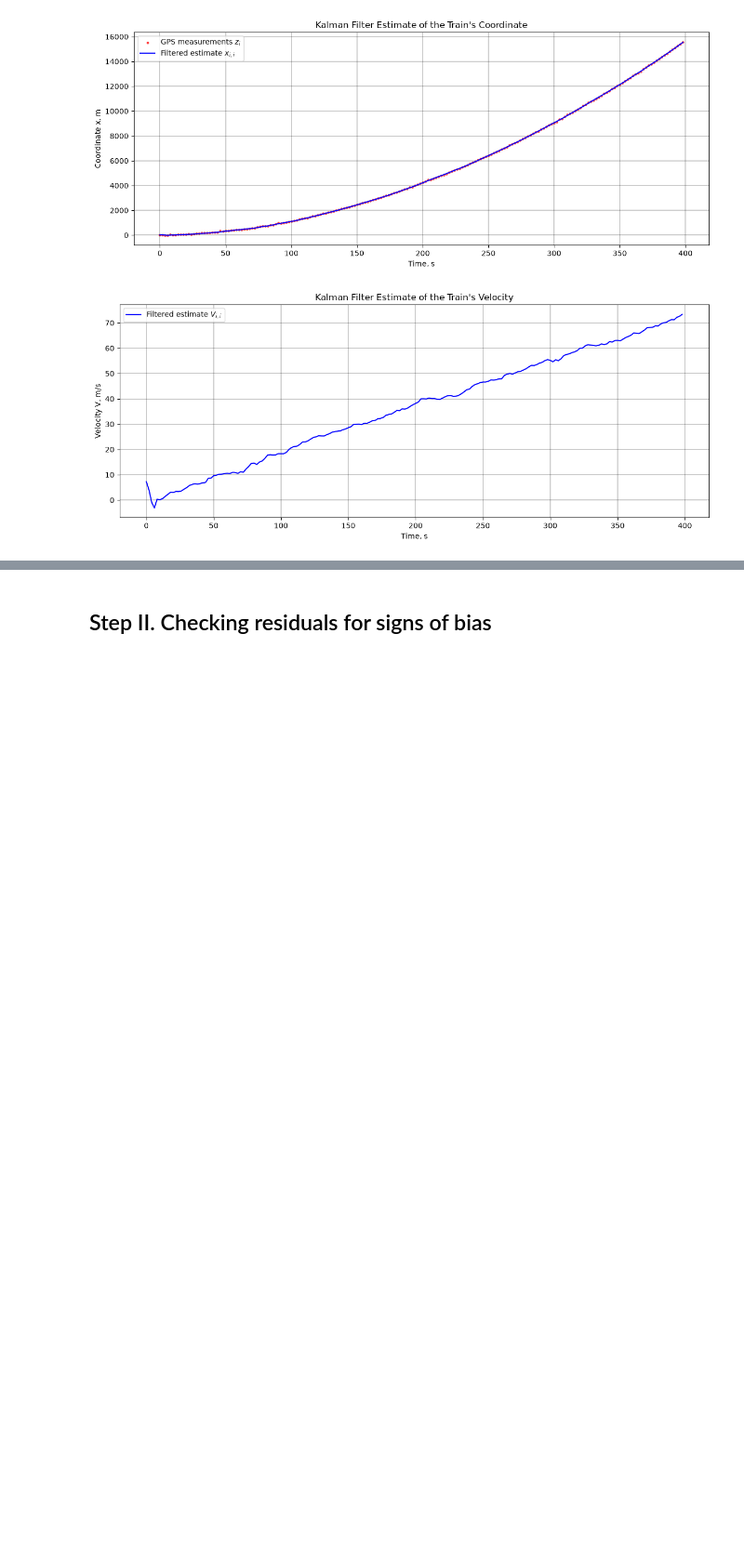
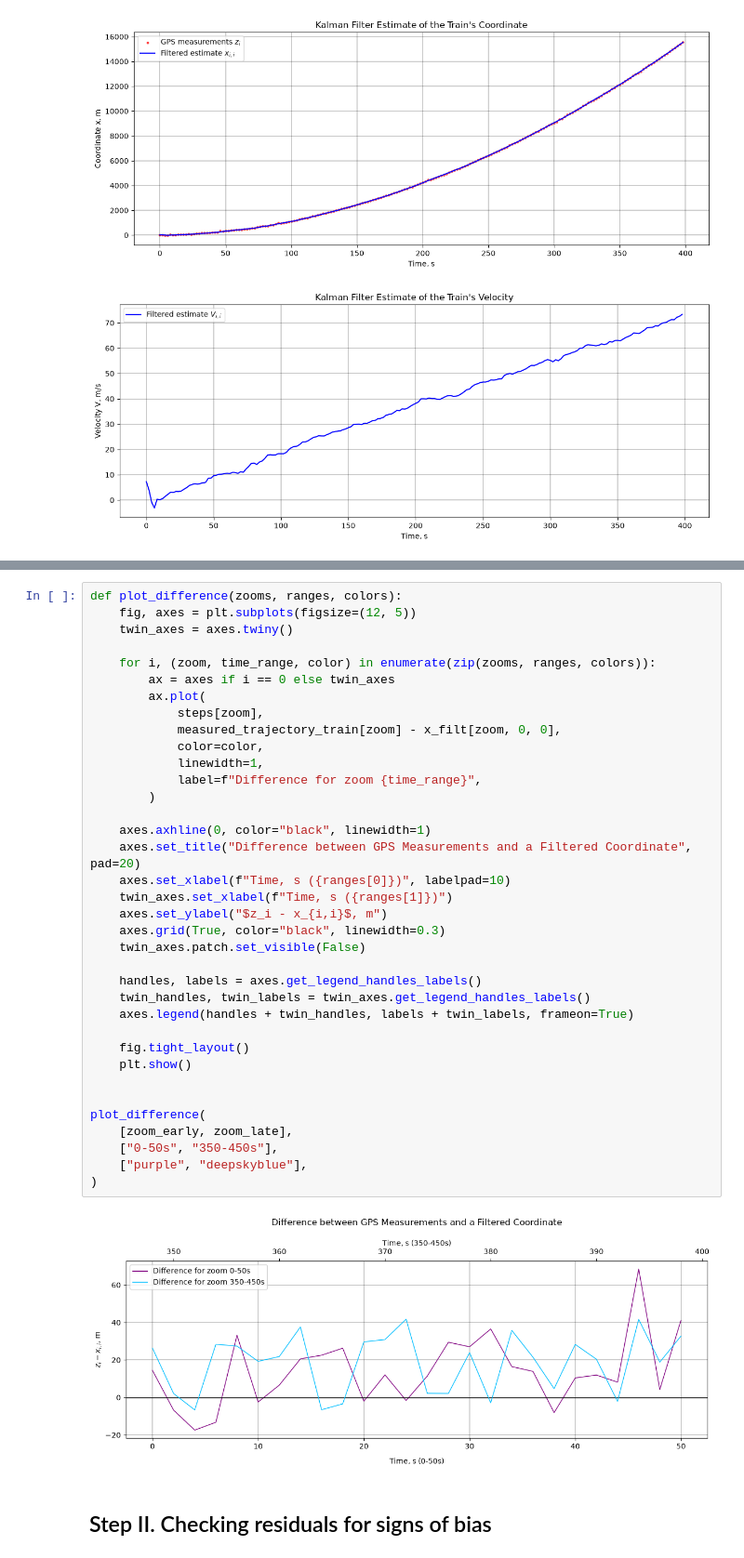
Before and after one commit to VladZg/Experimental-data-processing, a Jupyter notebook: task7/assignment7.ipynb, the cells around one changed output, grey strips where cells are left out. Shown at 93% size. Drawn from its saved outputs; the diff is of its cells as text; blank space fills up the shorter version.

```diff
--- a/task7/assignment7.ipynb
+++ b/task7/assignment7.ipynb
@@ -132,3 +131,41 @@ plt.show()
+# %%
+def plot_difference(zooms, ranges, colors):
+    fig, axes = plt.subplots(figsize=(12, 5))
+    twin_axes = axes.twiny()
+
+    for i, (zoom, time_range, color) in enumerate(zip(zooms, ranges, colors)):
+        ax = axes if i == 0 else twin_axes
+        ax.plot(
+            steps[zoom],
+            measured_trajectory_train[zoom] - x_filt[zoom, 0, 0],
+            color=color,
+            linewidth=1,
+            label=f"Difference for zoom {time_range}",
+        )
+
+    axes.axhline(0, color="black", linewidth=1)
+    axes.set_title("Difference between GPS Measurements and a Filtered Coordinate", pad=20)
+    axes.set_xlabel(f"Time, s ({ranges[0]})", labelpad=10)
+    twin_axes.set_xlabel(f"Time, s ({ranges[1]})")
+    axes.set_ylabel("$z_i - x_{i,i}$, m")
+    axes.grid(True, color="black", linewidth=0.3)
+    twin_axes.patch.set_visible(False)
+
+    handles, labels = axes.get_legend_handles_labels()
+    twin_handles, twin_labels = twin_axes.get_legend_handles_labels()
+    axes.legend(handles + twin_handles, labels + twin_labels, frameon=True)
+
+    fig.tight_layout()
+    plt.show()
+
+
+plot_difference(
+    [zoom_early, zoom_late],
+    ["0-50s", "350-450s"],
+    ["purple", "deepskyblue"],
+)
+# %% [output]
+[figure, added]
 # %% [markdown]
 ## Step II. Checking residuals for signs of bias
 # %%
```
Also changed, not shown: parts of 2 cells of this notebook.
